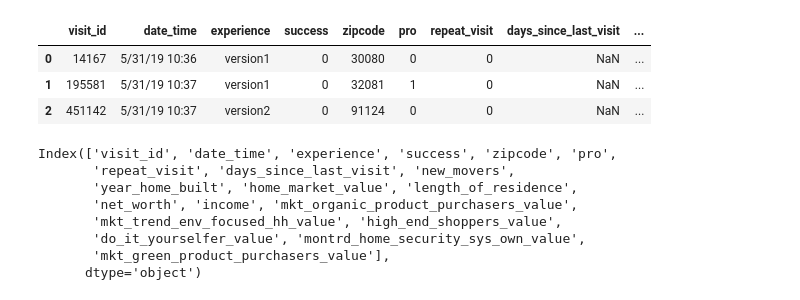
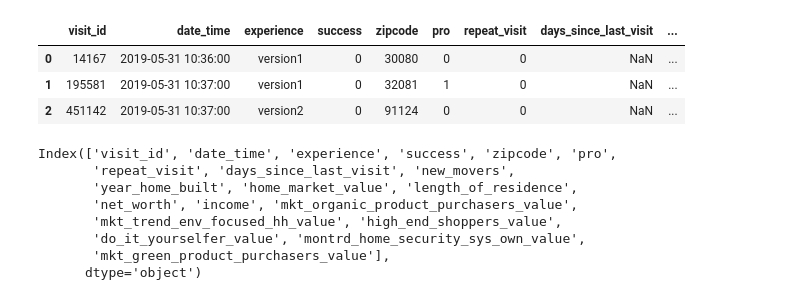
Before and after one commit to ykaitao/reinforcement-learning-for-recommendation, a Jupyter notebook: notebooks/multi-armed-bandit.ipynb, the cells around one changed output. Saved outputs shown, nothing was run; the diff lists cells and outputs as text; code cells hidden in the pictures.

```diff
--- a/notebooks/multi-armed-bandit.ipynb
+++ b/notebooks/multi-armed-bandit.ipynb
@@ -3,14 +3,19 @@ import pandas as pd
 import sys
 
 sys.path.append("../")
-# %%
-df = pd.read_csv("../data/casestudy_data.csv")
-df.head(3)
-# %% [output]
-|  | visit_id | date_time | experience | success | zipcode | pro | repeat_visit | days_since_last_visit | ... |
-| 0 | 14167 | 5/31/19 10:36 | version1 | 0 | 30080 | 0 | 0 | NaN | ... |
-| 1 | 195581 | 5/31/19 10:37 | version1 | 0 | 32081 | 1 | 0 | NaN | ... |
-| 2 | 451142 | 5/31/19 10:37 | version2 | 0 | 91124 | 0 | 0 | NaN | ... |
+# %%
+from datetime import datetime
+
+df = pd.read_csv("../data/casestudy_data.csv")
+df["date_time"] = df["date_time"].apply(
+    lambda x: datetime.strptime(x, "%m/%d/%y %H:%M")
+)
+df.head(3)
+# %% [output]
+|  | visit_id | date_time | experience | success | zipcode | pro | repeat_visit | days_since_last_visit | ... |
+| 0 | 14167 | 2019-05-31 10:36:00 | version1 | 0 | 30080 | 0 | 0 | NaN | ... |
+| 1 | 195581 | 2019-05-31 10:37:00 | version1 | 0 | 32081 | 1 | 0 | NaN | ... |
+| 2 | 451142 | 2019-05-31 10:37:00 | version2 | 0 | 91124 | 0 | 0 | NaN | ... |
 # %%
 df.columns
 # %% [output]
```
Also changed, not shown: parts of 5 cells of this notebook.
